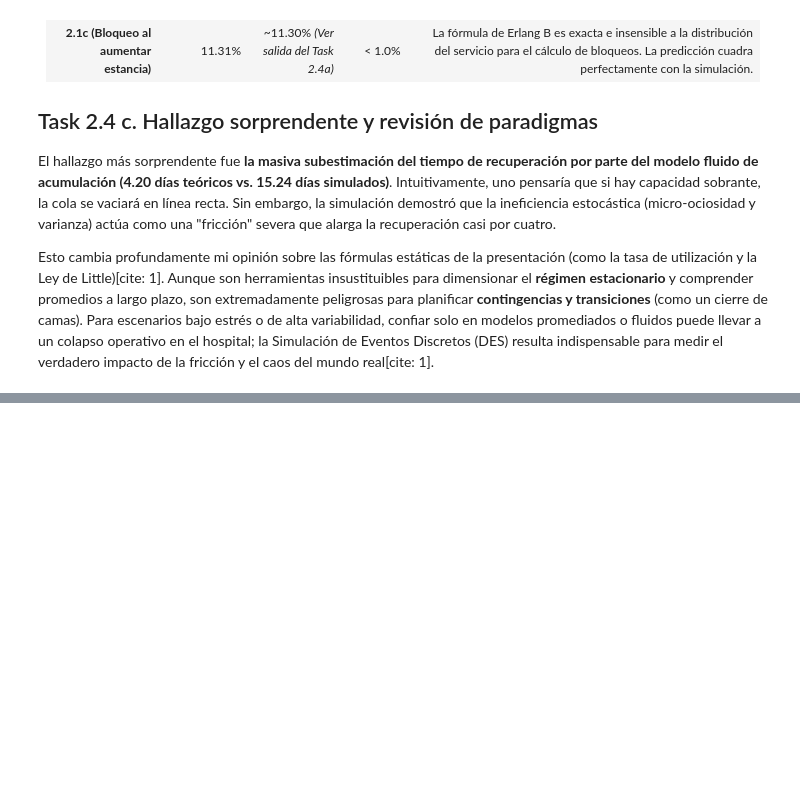
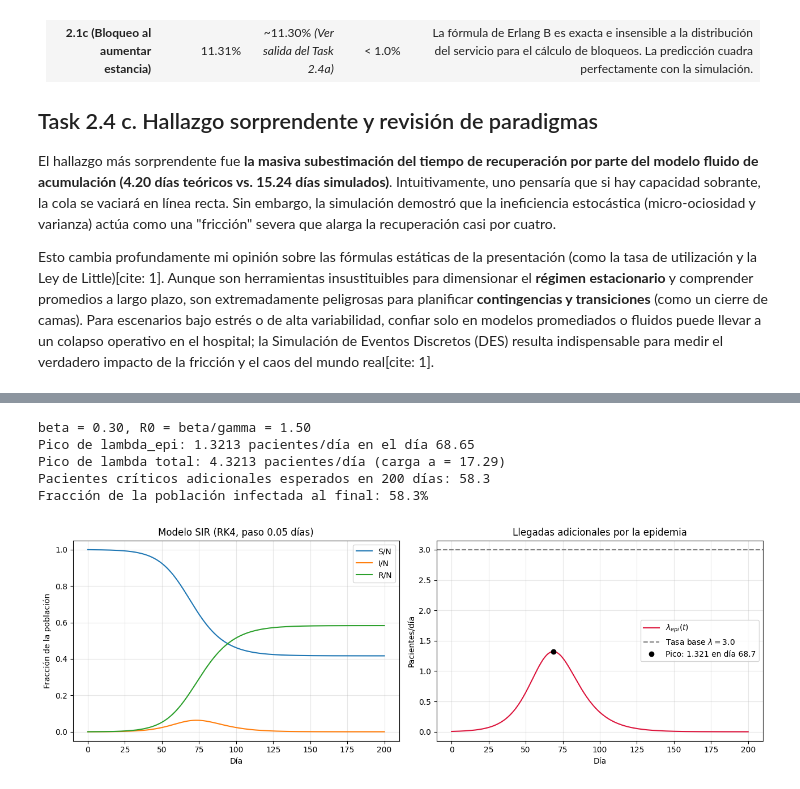
Before and after one commit to Dulce2004/CC2017-MODELACION_SIMULACION, a Jupyter notebook: Hoja 7.ipynb, the cells around one changed output, grey strips where cells are left out. Saved outputs shown, nothing was run; the diff lists cells and outputs as text; code cells hidden in the pictures; blank space fills up the shorter version.

```diff
--- a/Hoja 7.ipynb
+++ b/Hoja 7.ipynb
@@ -1066,0 +1379,52 @@ Esto cambia profundamente mi opinión sobre las fórmulas estáticas de la prese
+# %%
+# =====================================================================
+# TASK 4.1a: Modelo SIR (RK4) y tasa de llegadas adicional lambda_epi(t)
+#   dS/dt = -beta*S*I/N,  dI/dt = beta*S*I/N - gamma*I,  dR/dt = gamma*I
+#   lambda_epi(t) = p_h * beta * S(t) * I(t) / N
+# =====================================================================
+g = 1
+N, gamma, I0, R0_ini = 500_000, 0.2, 100, 0
+beta = 0.30 + 0.02 * ((g - 1) % 4)
+p_h, lam_base, mu = 0.0002, 3.0, 0.25
+dt, T = 0.05, 200
+
+def f_sir(y):
+    S, I, R = y
+    inf = beta * S * I / N
+    return np.array([-inf, inf - gamma * I, gamma * I])
+
+n_pasos = int(T / dt)
+tg = np.arange(n_pasos + 1) * dt
+Y = np.zeros((n_pasos + 1, 3))
+Y[0] = [N - I0 - R0_ini, I0, R0_ini]
+for k in range(n_pasos):
+    y = Y[k]
+    k1 = f_sir(y); k2 = f_sir(y + dt / 2 * k1); k3 = f_sir(y + dt / 2 * k2); k4 = f_sir(y + dt * k3)
+    Y[k + 1] = y + dt / 6 * (k1 + 2 * k2 + 2 * k3 + k4)
+S_t, I_t, R_t = Y.T
+lam_epi = p_h * beta * S_t * I_t / N
+
+ip = lam_epi.argmax()
+print(f"beta = {beta:.2f}, R0 = beta/gamma = {beta/gamma:.2f}")
+print(f"Pico de lambda_epi: {lam_epi[ip]:.4f} pacientes/día en el día {tg[ip]:.2f}")
+print(f"Pico de lambda total: {lam_base + lam_epi[ip]:.4f} pacientes/día (carga a = {(lam_base + lam_epi[ip])/mu:.2f})")
+print(f"Pacientes críticos adicionales esperados en 200 días: {np.trapezoid(lam_epi, tg):.1f}")
+print(f"Fracción de la población infectada al final: {R_t[-1] / N:.1%}")
+
+fig, ax = plt.subplots(1, 2, figsize=(13, 4.5))
+ax[0].plot(tg, S_t / N, label='S/N'); ax[0].plot(tg, I_t / N, label='I/N'); ax[0].plot(tg, R_t / N, label='R/N')
+ax[0].set_title('Modelo SIR (RK4, paso 0.05 días)'); ax[0].set_xlabel('Día'); ax[0].set_ylabel('Fracción de la población')
+ax[0].legend(); ax[0].grid(alpha=0.3)
+ax[1].plot(tg, lam_epi, color='crimson', label=r'$\lambda_{epi}(t)$')
+ax[1].axhline(lam_base, color='gray', ls='--', label=r'Tasa base $\lambda = 3.0$')
+ax[1].plot(tg[ip], lam_epi[ip], 'ko', label=f'Pico: {lam_epi[ip]:.3f} en día {tg[ip]:.1f}')
+ax[1].set_title('Llegadas adicionales por la epidemia'); ax[1].set_xlabel('Día'); ax[1].set_ylabel('Pacientes/día')
+ax[1].legend(); ax[1].grid(alpha=0.3)
+plt.tight_layout(); plt.show()
+# %% [output]
+beta = 0.30, R0 = beta/gamma = 1.50
+Pico de lambda_epi: 1.3213 pacientes/día en el día 68.65
+Pico de lambda total: 4.3213 pacientes/día (carga a = 17.29)
+Pacientes críticos adicionales esperados en 200 días: 58.3
+Fracción de la población infectada al final: 58.3%
+[figure, added]
```
Also changed, not shown: parts of 14 cells of this notebook, 1 other file.
